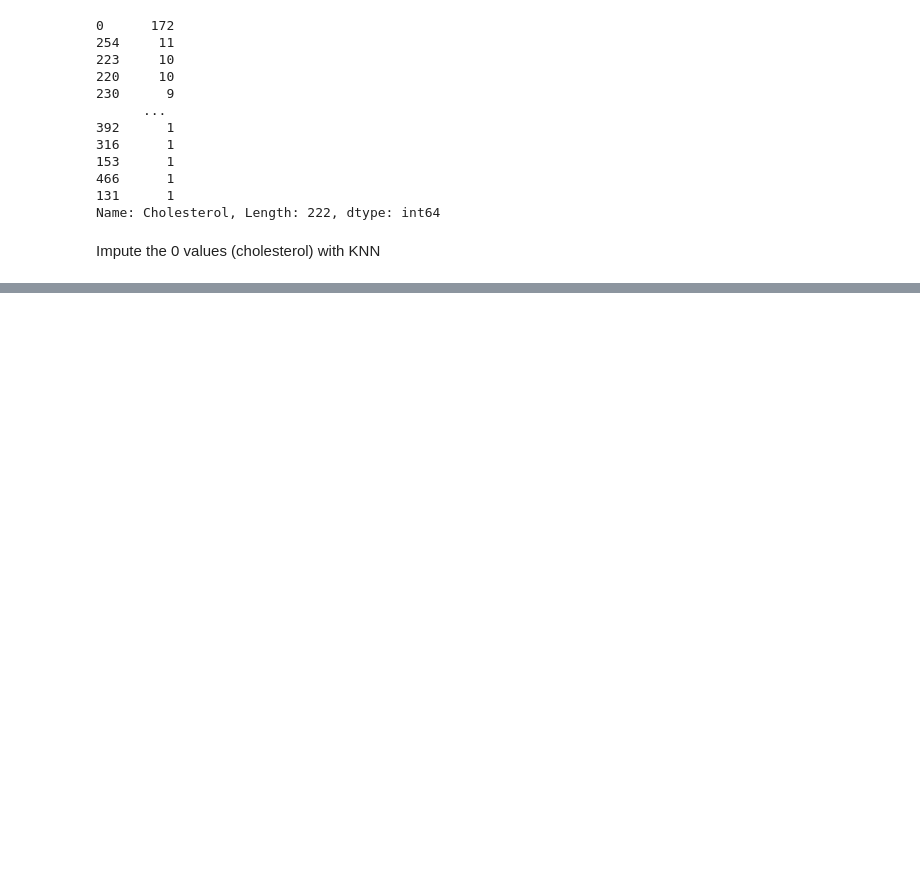
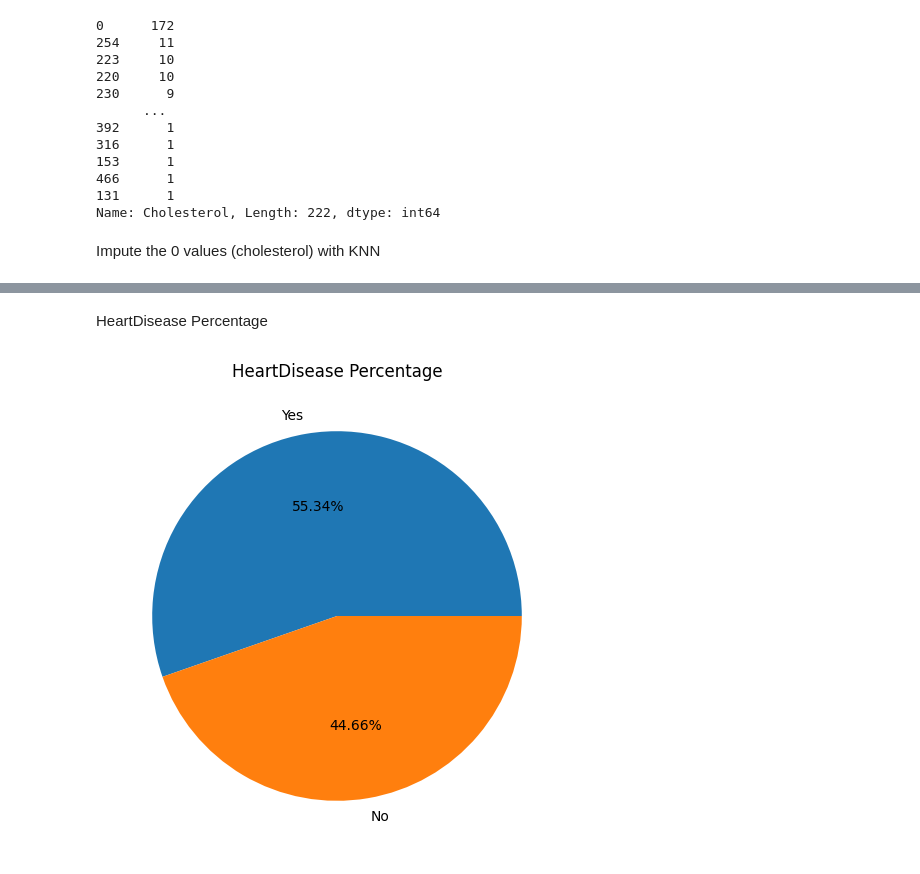
Before and after one commit to Payal2000/HeartDisease-Analysis, a Jupyter notebook: Heart.ipynb, the cells around one changed output, grey strips where cells are left out. Drawn from its saved outputs; the diff is of its cells as text; code cells hidden in the pictures; blank space fills up the shorter version.

```diff
--- a/Heart.ipynb
+++ b/Heart.ipynb
@@ -167,0 +179,10 @@ heart_df = pd. DataFrame(after_impute, columns=heart_df.columns)
+# %% [markdown]
+HeartDisease Percentage
+# %%
+#Plot pie chart to show HeartDisease Percentage
+plt.figure(figsize=(10,6))
+plt.pie(heart_df['HeartDisease'].value_counts(), labels=['Yes','No'], autopct='%1.2f%%')
+plt.title('HeartDisease Percentage')
+plt.show()
+# %% [output]
+[figure, added]
```
Also changed, not shown: parts of 8 cells of this notebook.
